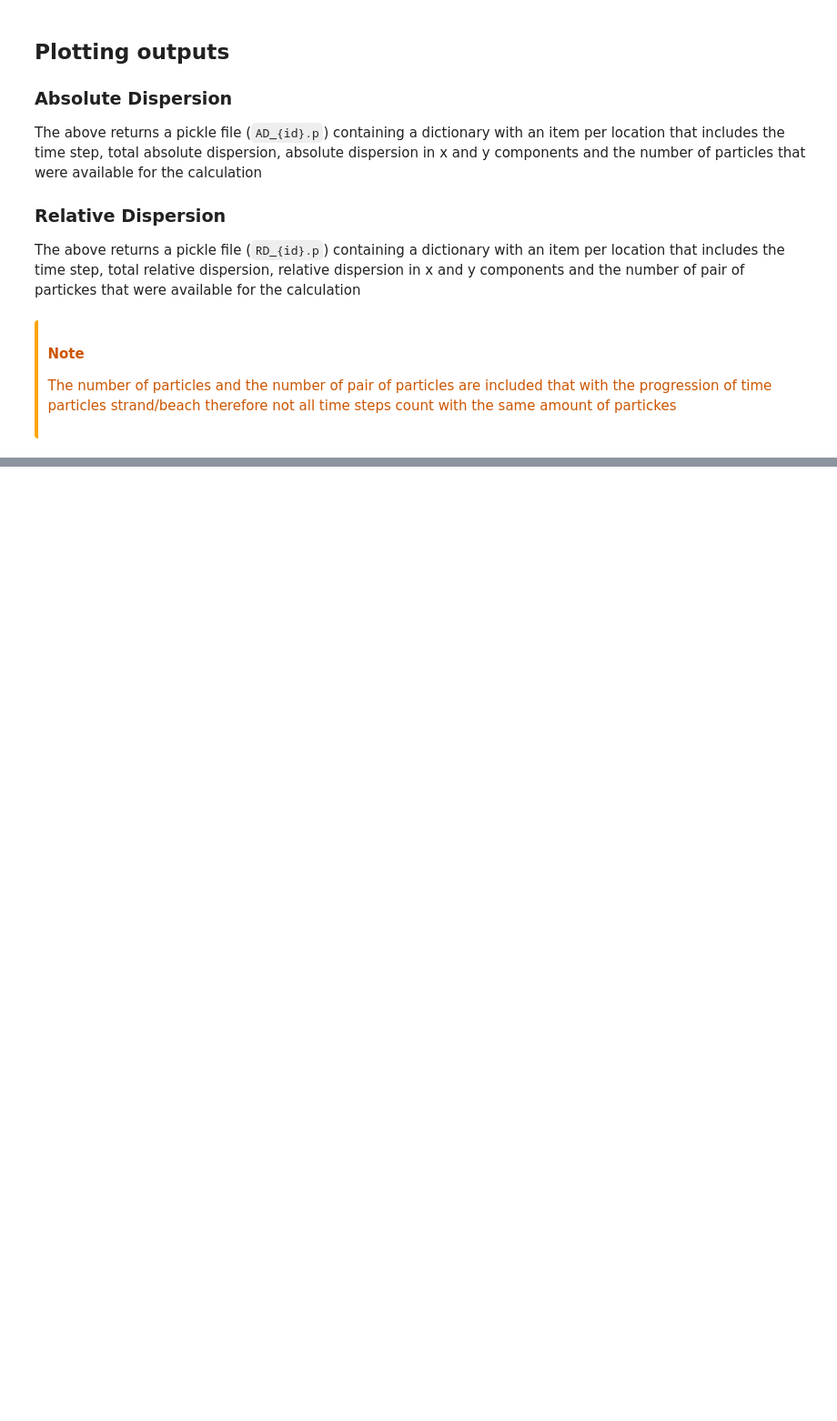
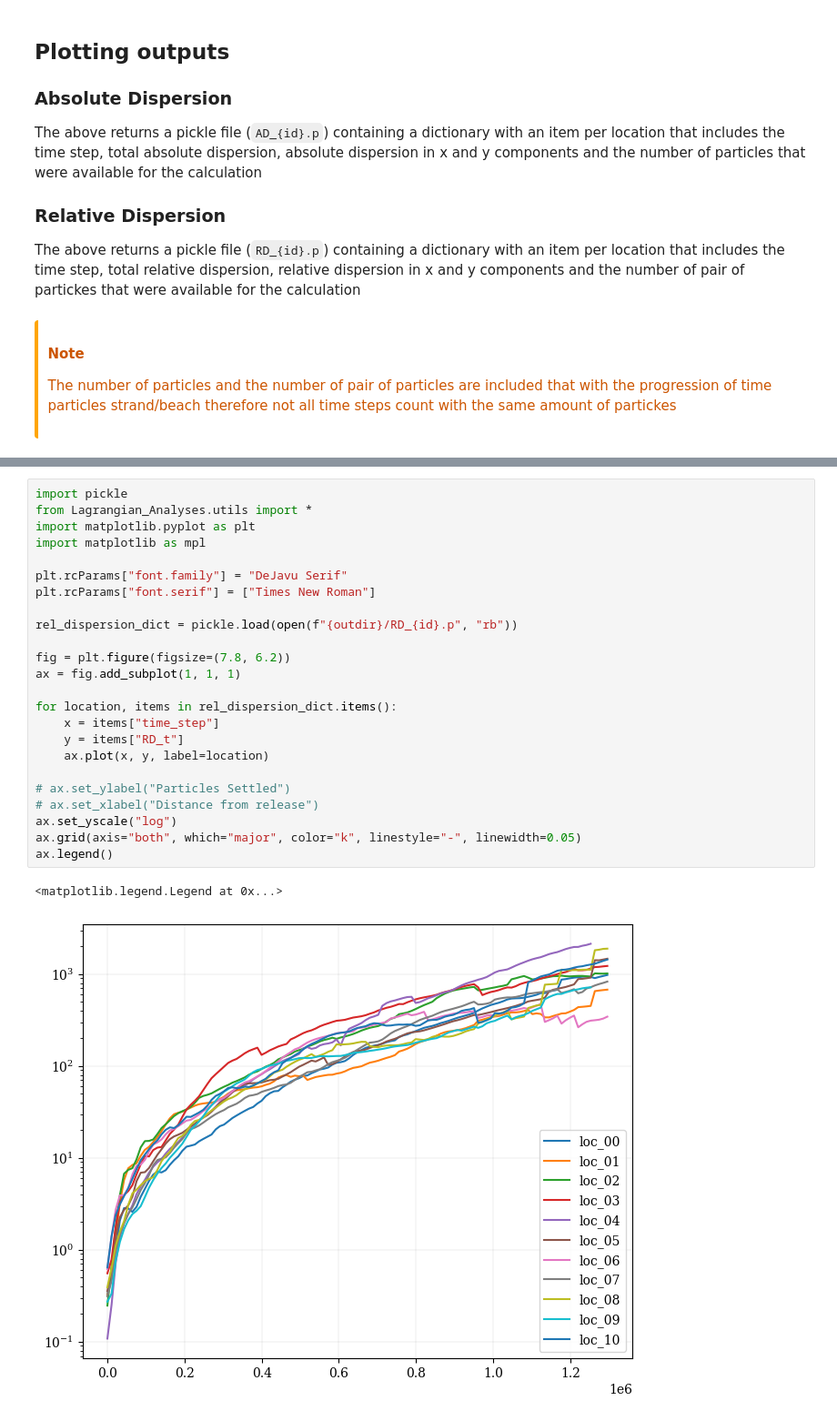
Before and after one commit to MireyaMMO/Lagrangian_Analyses, a Jupyter notebook: notebooks/04_dispersion_statistics.ipynb, the cells around one changed output, grey strips where cells are left out. Shown: that part at 91% size. Drawn from its saved outputs; the diff is of its cells as text; blank space fills up the shorter version.

```diff
--- a/notebooks/04_dispersion_statistics.ipynb
+++ b/notebooks/04_dispersion_statistics.ipynb
@@ -105,0 +312,27 @@ ax.legend()
+# %%
+import pickle
+from Lagrangian_Analyses.utils import *
+import matplotlib.pyplot as plt
+import matplotlib as mpl
+
+plt.rcParams["font.family"] = "DeJavu Serif"
+plt.rcParams["font.serif"] = ["Times New Roman"]
+
+rel_dispersion_dict = pickle.load(open(f"{outdir}/RD_{id}.p", "rb"))
+
+fig = plt.figure(figsize=(7.8, 6.2))
+ax = fig.add_subplot(1, 1, 1)
+
+for location, items in rel_dispersion_dict.items():
+    x = items["time_step"]
+    y = items["RD_t"]
+    ax.plot(x, y, label=location)
+
+# ax.set_ylabel("Particles Settled")
+# ax.set_xlabel("Distance from release")
+ax.set_yscale("log")
+ax.grid(axis="both", which="major", color="k", linestyle="-", linewidth=0.05)
+ax.legend()
+# %% [output]
+<matplotlib.legend.Legend at 0x...>
+[figure, added]
```
Also changed, not shown: parts of 5 cells of this notebook.
